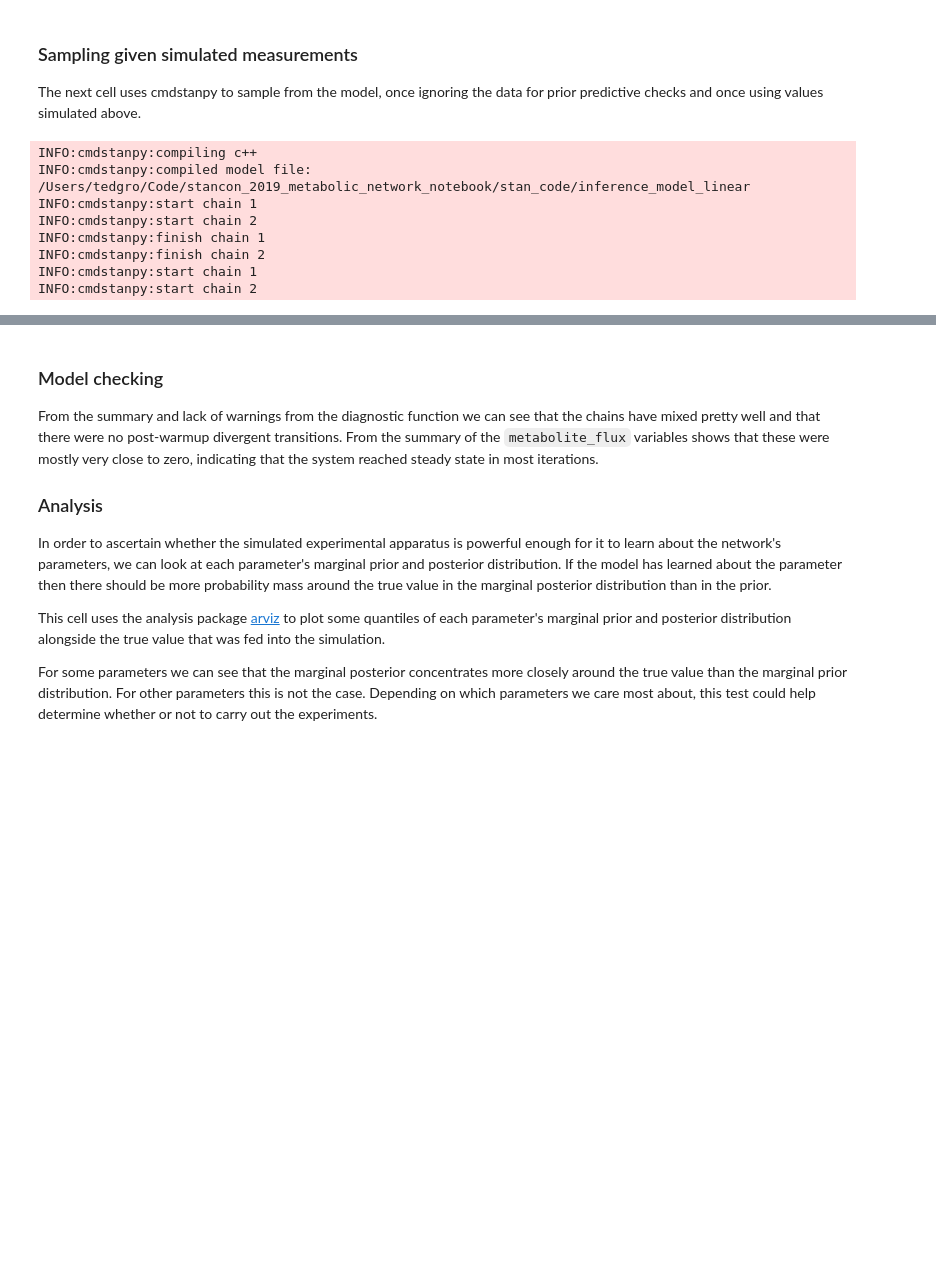
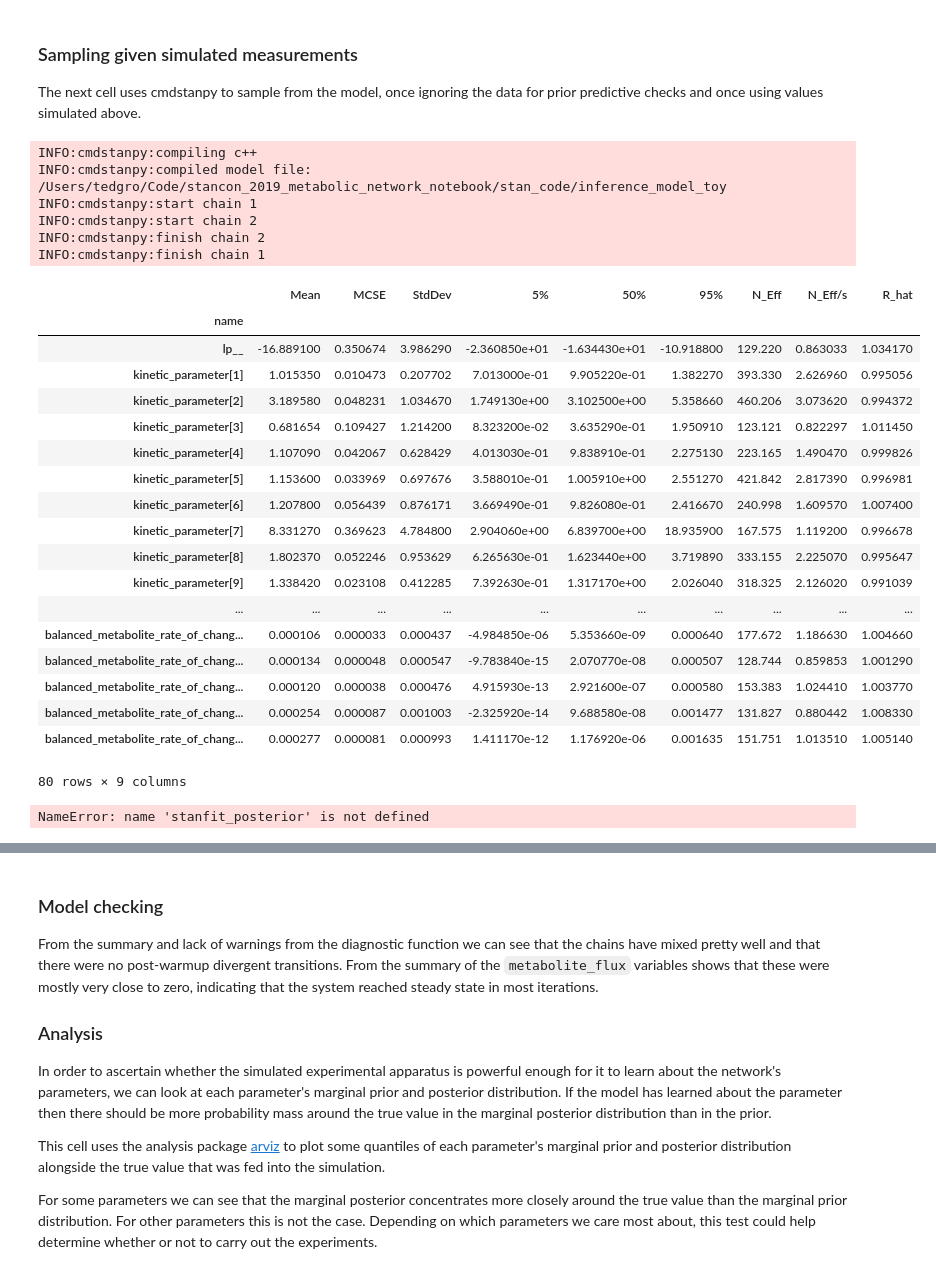
Before and after one commit to teddygroves/stancon_2019_metabolic_network_notebook, a Jupyter notebook: Modelling networks of metabolic reactions with Stan.ipynb, the cells around one changed output, grey strips where cells are left out. Cells and saved outputs as stored; diff of their text form; code cells hidden in the pictures; blank space fills up the shorter version.

```diff
--- a/Modelling networks of metabolic reactions with Stan.ipynb
+++ b/Modelling networks of metabolic reactions with Stan.ipynb
@@ -163,9 +175,7 @@ real uniuni(real A, real P, real V1, real V2, real Ka, real Keq){
 
 The model for making inferences is shown below. The `functions` block uses the library functions described above to define an ode function called `steady_state_equation`. This function is called in the `transformed parameters` block in order to obtain metabolite concentrations given parameter values. In the `model` block the values of the variable `metabolite_concentration` are used in the measurement model.
 # %%
-inference_model_file = 'stan_code/inference_model_linear.stan'
-
-with open('stan_code/inference_model_linear.stan', 'r') as f:
+with open('stan_code/inference_model_toy.stan', 'r') as f:
     print(f.read())
 # %% [output]
 functions {
@@ -224,9 +199,7 @@ display(rn.kinetic_parameters)
 ### Simulating some  measurements
 A separate simulation model, shown below, is used to generate measurement values. It has the same `functions` block as the inference model, but does not do any MCMC as no uncertainty needs to be taken into account.
 # %%
-simulation_model_file = 'stan_code/simulation_model_linear.stan'
-
-with open(simulation_model_file, 'r') as f:
+with open('stan_code/simulation_model_toy.stan', 'r') as f:
     print(f.read())
 # %% [output]
 functions {
@@ -347,8 +360,10 @@ INFO:cmdstanpy:finish chain 1
 
 The next cell uses cmdstanpy to sample from the model, once ignoring the data for prior predictive checks and once using values simulated above.
 # %%
+INFERENCE_MODEL_FILE = 'stan_code/inference_model_toy.stan'
+
 # Initialise and compile model
-inference_model = cmdstanpy.Model(stan_file=inference_model_file)
+inference_model = cmdstanpy.Model(stan_file=INFERENCE_MODEL_FILE)
 inference_model.compile(include_paths=['stan_code'])
 
 # Define inputs for prior and posterior and save them as json files
@@ -406,8 +421,8 @@ cmdstanpy.utils.jsondump(inference_input_file_prior, inference_input_prior)
 cmdstanpy.utils.jsondump(inference_input_file_posterior, inference_input_posterior)
 
 # Generate samples
-inference_csv_basename_prior = os.path.join(here, 'output_data/inference_output_linear_prior.csv')
-inference_csv_basename_posterior = os.path.join(here, 'output_data/inference_output_linear_posterior.csv')
+inference_csv_basename_prior = os.path.join(here, 'output_data/inference_output_toy_prior.csv')
+inference_csv_basename_posterior = os.path.join(here, 'output_data/inference_output_toy_posterior.csv')
 
 stanfit_prior = inference_model.sample(
     data=inference_input_file_prior,
@@ -432,50 +447,67 @@ stanfit_posterior = inference_model.sample(
 display(stanfit_prior.summary())
 display(stanfit_posterior.summary())
 
-
 shared_arviz_kwargs = dict(
     posterior_predictive=[
         'simulated_flux_measurement',
         'simulated_concentration_measurement'
     ],
     observed_data={
-        'simulated_flux_measurement': input_data['flux_measurement'],
-        'simulated_concentration_measurement': input_data['concentration_measurement']
+        'simulated_flux_measurement': inference_input_posterior['flux_measurement'],
+        'simulated_concentration_measurement': inference_input_posterior['concentration_measurement']
     },
     coords={
         'reactions': reaction_names,
         'metabolites': metabolite_names,
-        'experiments': [x['label'] for x in ed.experiments],
+        'experiments': [x['label'] for x in rn.experiments],
         'parameter_names':  (
-        [f'{x}-{y}' for x, y in zip(ed.kinetic_parameters['reaction'], ed.kinetic_parameters['parameter'])]
+        [f'{x}.{y}' for x, y in zip(rn.kinetic_parameters['reaction'], rn.kinetic_parameters['parameter'])]
         ),
         'flux_measurements': (
-            [f'{x}-{y}' for x, y in zip(ed.flux_measurements['reaction_code'], ed.flux_measurements['experiment_code'])]
+            [f'{x}.{y}' for x, y in zip(rn.flux_measurements['flux_label'], rn.flux_measurements['experiment_label'])]
         ),
         'concentration_measurements': (
-            [f'{x}-{y}' for x, y in zip(ed.concentration_measurements['metabolite_code'], ed.concentration_measurements['experiment_code'])]
+            [f'{x}.{y}' for x, y in zip(rn.concentration_measurements['metabolite_label'], rn.concentration_measurements['experiment_label'])]
         )
     },
     dims={
         'concentration': ['metabolites', 'experiments'],
         'flux': ['reactions', 'experiments'],
         'kinetic_parameter': ['parameter_names'],
         'simulated_concentration_measurement': ['concentration_measurements'],
         'simulated_flux_measurement': ['flux_measurements'],
 
     }
 )
 infd_prior = arviz.from_cmdstanpy(stanfit_prior, **shared_arviz_kwargs)
 infd_posterior = arviz.from_cmdstanpy(stanfit_posterior, **shared_arviz_kwargs)
 # %% [output]
 INFO:cmdstanpy:compiling c++
-INFO:cmdstanpy:compiled model file: /Users/tedgro/Code/stancon_2019_metabolic_network_notebook/stan_code/inference_model_linear
+INFO:cmdstanpy:compiled model file: /Users/tedgro/Code/stancon_2019_metabolic_network_notebook/stan_code/inference_model_toy
 INFO:cmdstanpy:start chain 1
 INFO:cmdstanpy:start chain 2
+INFO:cmdstanpy:finish chain 2
 INFO:cmdstanpy:finish chain 1
-INFO:cmdstanpy:finish chain 2
-INFO:cmdstanpy:start chain 1
-INFO:cmdstanpy:start chain 2
+|  | Mean | MCSE | StdDev | 5% | 50% | 95% | N_Eff | N_Eff/s | R_hat |
+| name |  |  |  |  |  |  |  |  |  |
+| lp__ | -16.889100 | 0.350674 | 3.986290 | -2.360850e+01 | -1.634430e+01 | -10.918800 | 129.220 | 0.863033 | 1.034170 |
+| kinetic_parameter[1] | 1.015350 | 0.010473 | 0.207702 | 7.013000e-01 | 9.905220e-01 | 1.382270 | 393.330 | 2.626960 | 0.995056 |
+| kinetic_parameter[2] | 3.189580 | 0.048231 | 1.034670 | 1.749130e+00 | 3.102500e+00 | 5.358660 | 460.206 | 3.073620 | 0.994372 |
+| kinetic_parameter[3] | 0.681654 | 0.109427 | 1.214200 | 8.323200e-02 | 3.635290e-01 | 1.950910 | 123.121 | 0.822297 | 1.011450 |
+| kinetic_parameter[4] | 1.107090 | 0.042067 | 0.628429 | 4.013030e-01 | 9.838910e-01 | 2.275130 | 223.165 | 1.490470 | 0.999826 |
+| kinetic_parameter[5] | 1.153600 | 0.033969 | 0.697676 | 3.588010e-01 | 1.005910e+00 | 2.551270 | 421.842 | 2.817390 | 0.996981 |
+| kinetic_parameter[6] | 1.207800 | 0.056439 | 0.876171 | 3.669490e-01 | 9.826080e-01 | 2.416670 | 240.998 | 1.609570 | 1.007400 |
+| kinetic_parameter[7] | 8.331270 | 0.369623 | 4.784800 | 2.904060e+00 | 6.839700e+00 | 18.935900 | 167.575 | 1.119200 | 0.996678 |
+| kinetic_parameter[8] | 1.802370 | 0.052246 | 0.953629 | 6.265630e-01 | 1.623440e+00 | 3.719890 | 333.155 | 2.225070 | 0.995647 |
+| kinetic_parameter[9] | 1.338420 | 0.023108 | 0.412285 | 7.392630e-01 | 1.317170e+00 | 2.026040 | 318.325 | 2.126020 | 0.991039 |
+| ... | ... | ... | ... | ... | ... | ... | ... | ... | ... |
+| balanced_metabolite_rate_of_chang... | 0.000106 | 0.000033 | 0.000437 | -4.984850e-06 | 5.353660e-09 | 0.000640 | 177.672 | 1.186630 | 1.004660 |
+| balanced_metabolite_rate_of_chang... | 0.000134 | 0.000048 | 0.000547 | -9.783840e-15 | 2.070770e-08 | 0.000507 | 128.744 | 0.859853 | 1.001290 |
+| balanced_metabolite_rate_of_chang... | 0.000120 | 0.000038 | 0.000476 | 4.915930e-13 | 2.921600e-07 | 0.000580 | 153.383 | 1.024410 | 1.003770 |
+| balanced_metabolite_rate_of_chang... | 0.000254 | 0.000087 | 0.001003 | -2.325920e-14 | 9.688580e-08 | 0.001477 | 131.827 | 0.880442 | 1.008330 |
+| balanced_metabolite_rate_of_chang... | 0.000277 | 0.000081 | 0.000993 | 1.411170e-12 | 1.176920e-06 | 0.001635 | 151.751 | 1.013510 | 1.005140 |
+80 rows × 9 columns
+NameError: name 'stanfit_posterior' is not defined
 # %%
 shared_arviz_kwargs = dict(
     posterior_predictive=[
```
Also changed, not shown: parts of 13 cells of this notebook, 6 other files.
